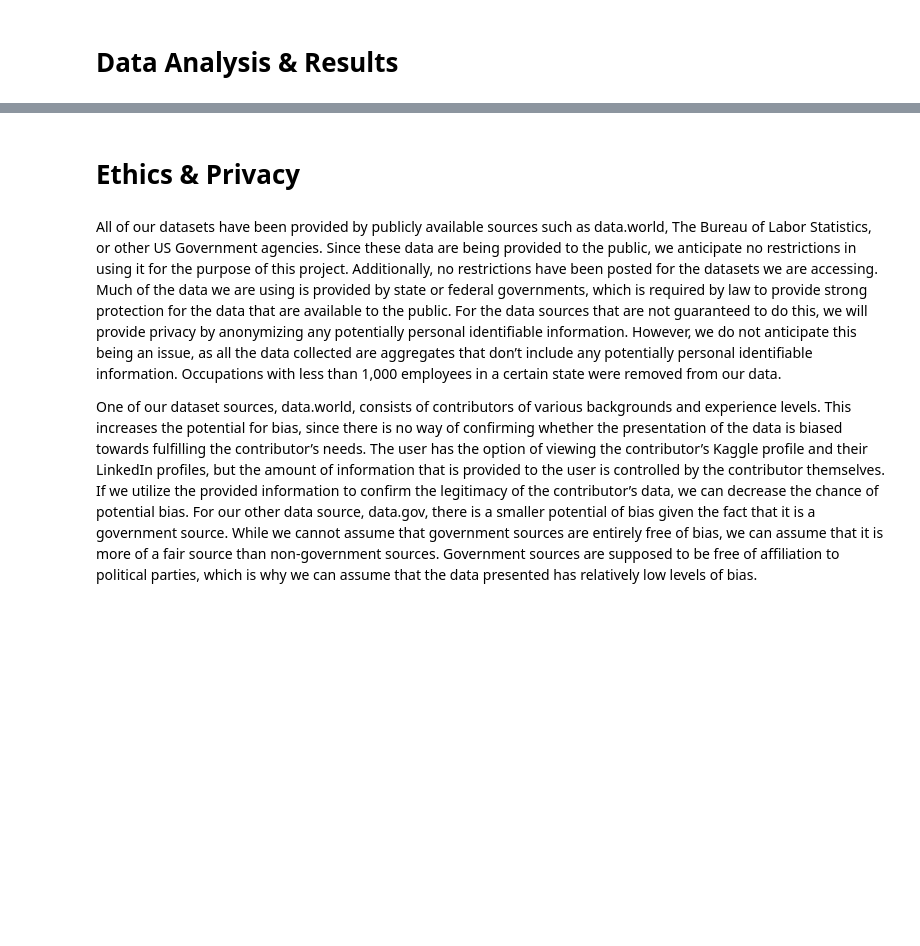
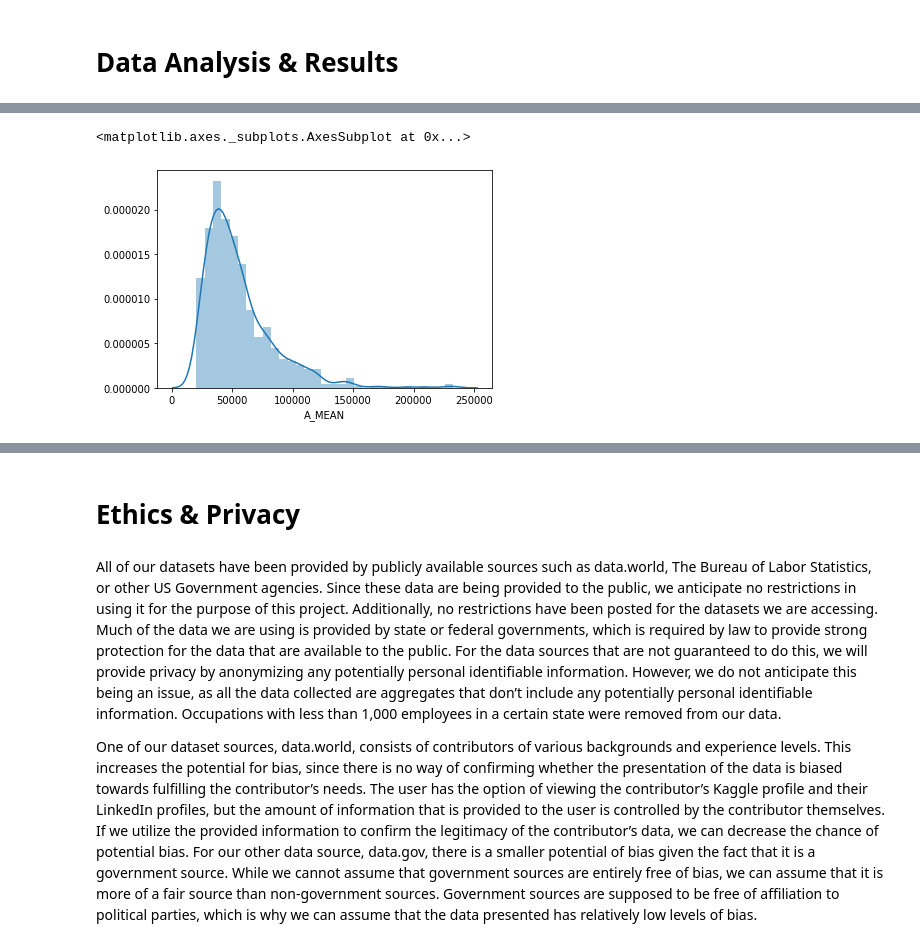
Before and after one commit to COGS108/group11_sp20, a Jupyter notebook: FinalProject_group11.ipynb, the cells around one changed output, grey strips where cells are left out. Cells and saved outputs as stored; diff of their text form; code cells hidden in the pictures; blank space fills up the shorter version.

```diff
--- a/FinalProject_group11.ipynb
+++ b/FinalProject_group11.ipynb
@@ -109,0 +189,22 @@ Describe your data cleaning steps here.
+# %%
+## Cleaning - wageanalysis
+#Remove unnecessary wage data
+df_wages = df_wages[['OCC_CODE', 'OCC_TITLE', 'A_MEAN']]
+df_wages.rename(columns={'OCC_CODE':'SOC', 'OCC_TITLE':'Occupation'},inplace=True)
+
+# Create combined probability & wages dataset
+df_probwages = pd.merge(df_prob, df_wages, how='left', left_on='SOC', right_on='SOC')
+
+# Drop rows if no mean wage info
+# * is used to represent occupation with insufficient data
+df_probwages = df_probwages[df_probwages.A_MEAN != '*']
+
+# Remove any null income values
+df_probwages.dropna(inplace=True,subset=['A_MEAN'])
+df_probwages = df_probwages.reset_index()
+
+# Rest of values should be numeric, so transform
+df_probwages.A_MEAN = pd.to_numeric(df_probwages.A_MEAN)
+
+# Add log mean income
+df_probwages['log_A_MEAN'] = df_probwages.A_MEAN.apply(np.log)
@@ -116,0 +340,6 @@ Include cells that describe the steps in your data analysis.
+# %%
+# Distribution of annual mean income
+sns.distplot(df_probwages.A_MEAN)
+# %% [output]
+<matplotlib.axes._subplots.AxesSubplot at 0x...>
+[figure, added]
```
Also changed, not shown: parts of 42 cells of this notebook.
